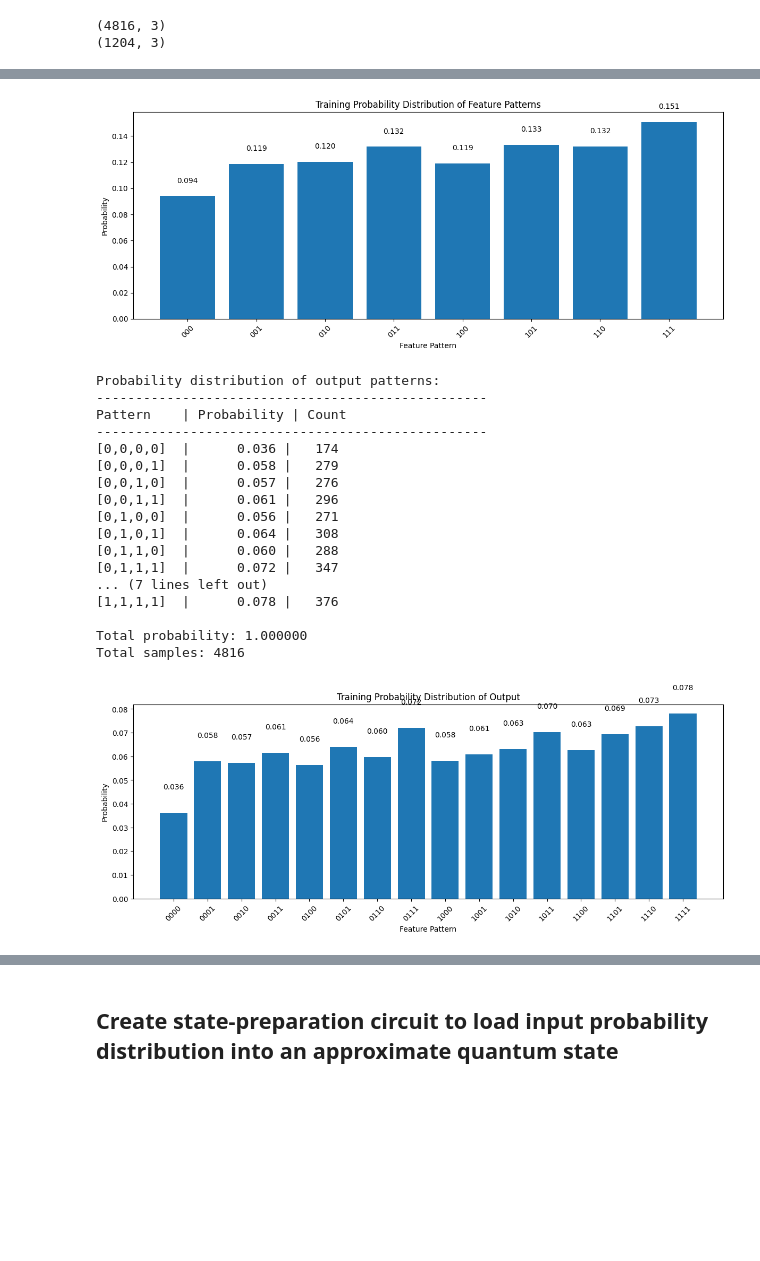
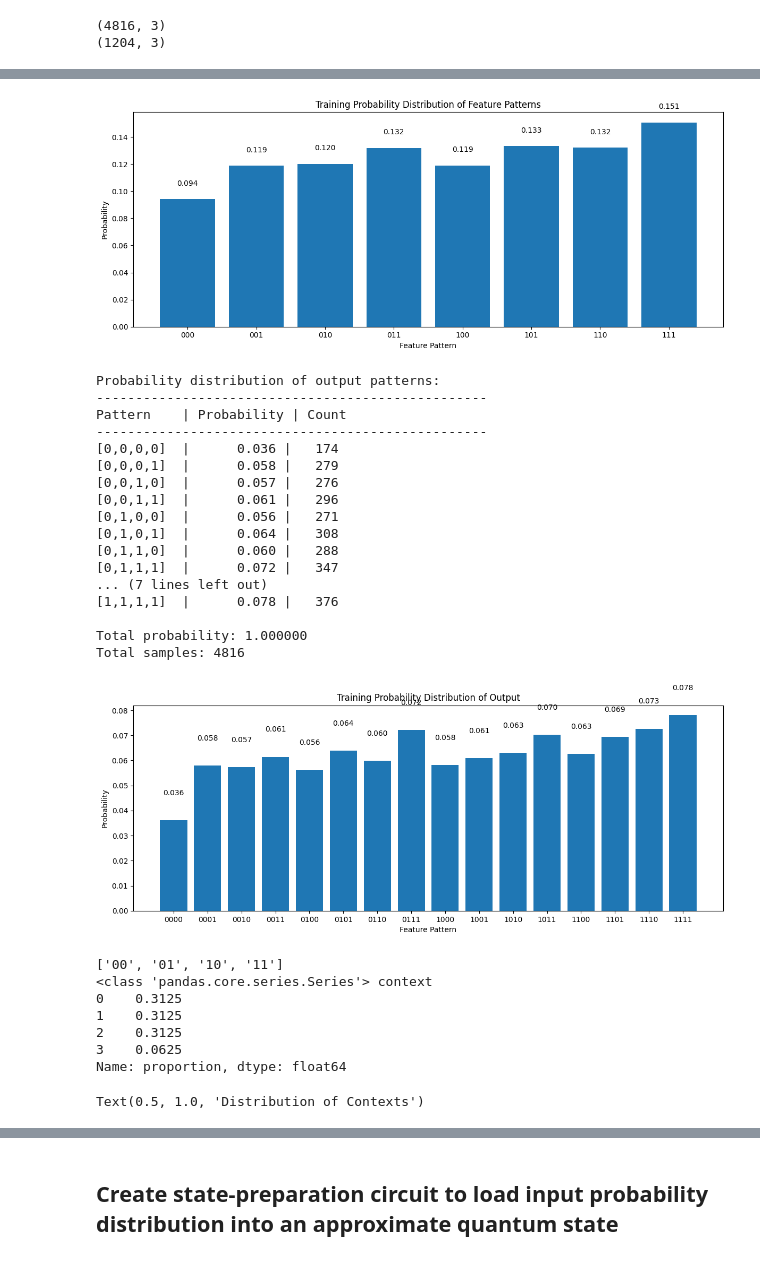
Before and after one commit to Rishivarshil/osuquantumclub, a Jupyter notebook: cqnn_mvp.ipynb, the cells around one changed output, grey strips where cells are left out. Saved outputs shown, nothing was run; the diff lists cells and outputs as text; code cells hidden in the pictures; blank space fills up the shorter version.

```diff
--- a/cqnn_mvp.ipynb
+++ b/cqnn_mvp.ipynb
@@ -164,7 +164,6 @@ print(f"Total samples: {int(feature_counts.sum())}")
 # Plot bar chart (keeping natural binary order)
 plt.figure(figsize=(12, 5))
 plt.bar(feat_pattern_strs, feature_probs)
-plt.xticks(rotation=45)
 plt.ylabel('Probability')
 plt.xlabel('Feature Pattern')
 plt.title('Training Probability Distribution of Feature Patterns')
@@ -214,7 +213,6 @@ print(f"Total samples: {int(window_counts.sum())}")
 # Plot bar chart (keeping natural binary order)
 plt.figure(figsize=(12, 5))
 plt.bar(out_pattern_strs, output_probs)
-plt.xticks(rotation=45)
 plt.ylabel('Probability')
 plt.xlabel('Feature Pattern')
 plt.title('Training Probability Distribution of Output')
@@ -225,38 +223,59 @@ for i, v in enumerate(output_probs):
 
 plt.tight_layout()
 plt.show()
+
+# get context distribution
+n_context = np.log2(df_returns.shape[1]).astype(int)
+
+context_states = np.array(list(product([0, 1], repeat=n_context)))
+context_states = [''.join(map(str, p)) for p in context_states]
+
+context_dist = df_train['context'].value_counts(normalize=True).sort_index()
+plt.figure(figsize=(12,5))
+plt.bar(context_states, context_dist)
+plt.ylabel('Percent')
+plt.xlabel('Stock Ticker')
+plt.title('Distribution of Contexts')
 # %% [output]
 Probability distribution of feature patterns:
 --------------------------------------------------
 Pattern    | Probability | Count
 --------------------------------------------------
 [0,0,0]    |      0.094 |   453
 [0,0,1]    |      0.119 |   572
 [0,1,0]    |      0.120 |   579
 [0,1,1]    |      0.132 |   635
 [1,0,0]    |      0.119 |   573
 [1,0,1]    |      0.133 |   642
 [1,1,0]    |      0.132 |   636
 [1,1,1]    |      0.151 |   726
 
 Total probability: 1.000000
 Total samples: 4816
-[figure, old version]
+[figure, new version]
 Probability distribution of output patterns:
 --------------------------------------------------
 Pattern    | Probability | Count
 --------------------------------------------------
 [0,0,0,0]  |      0.036 |   174
 [0,0,0,1]  |      0.058 |   279
 [0,0,1,0]  |      0.057 |   276
 [0,0,1,1]  |      0.061 |   296
 [0,1,0,0]  |      0.056 |   271
 [0,1,0,1]  |      0.064 |   308
 [0,1,1,0]  |      0.060 |   288
 [0,1,1,1]  |      0.072 |   347
 ... (7 lines left out)
 [1,1,1,1]  |      0.078 |   376
 
 Total probability: 1.000000
 Total samples: 4816
-[figure, old version]
+[figure, new version]
+['00', '01', '10', '11']
+<class 'pandas.core.series.Series'> context
+0    0.3125
+1    0.3125
+2    0.3125
+3    0.0625
+Name: proportion, dtype: float64
+Text(0.5, 1.0, 'Distribution of Contexts')
```
Also changed, not shown: parts of 7 cells of this notebook.
